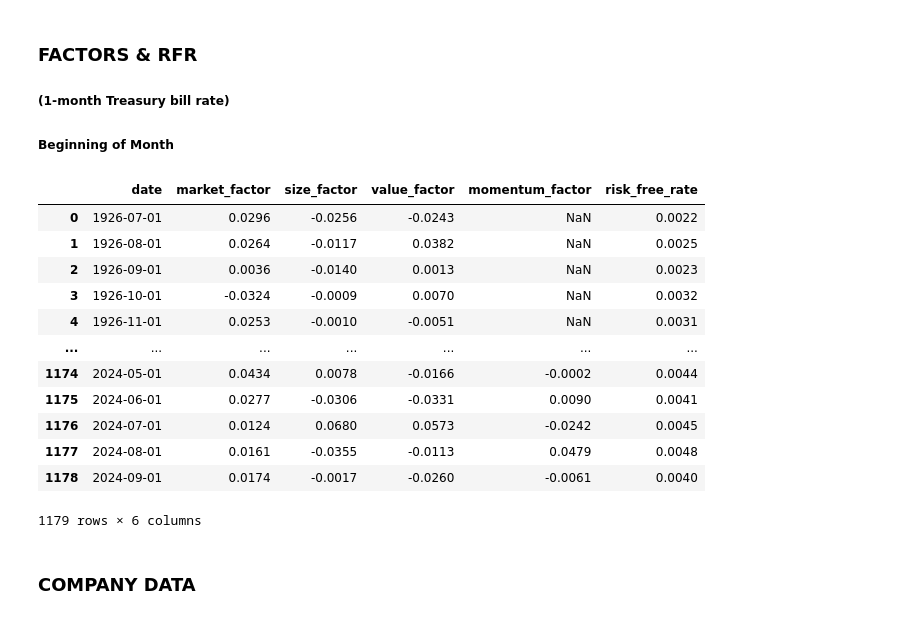
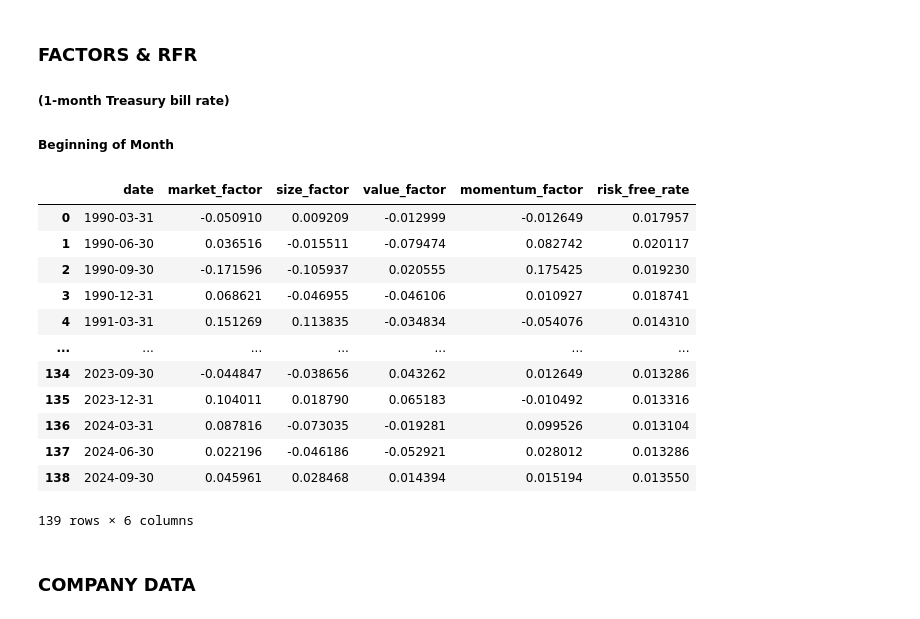
Before and after one commit to veervohra03/CashHedged, a Jupyter notebook: cashHedgedV2.ipynb, the cells around one changed output. Drawn from its saved outputs; the diff is of its cells as text; code cells hidden in the pictures.

```diff
--- a/cashHedgedV2.ipynb
+++ b/cashHedgedV2.ipynb
@@ -66,33 +66,47 @@ sp500_data
 ##### (1-month Treasury bill rate)
 ##### Beginning of Month
 # %%
-factors = conn.raw_sql('''
+factors_d = conn.raw_sql('''
     SELECT
         date,
         mktrf AS market_factor,  -- Market factor (excess return on the market)
         smb AS size_factor,  -- Size factor (Small Minus Big)
         hml AS value_factor,  -- Value factor (High Minus Low)
         umd AS momentum_factor,  -- Momentum factor
         rf AS risk_free_rate -- One Month Treasury Bill Rate (daily)
     FROM
-        ff.factors_monthly
+        ff.factors_daily
+    WHERE
+        date >= '1990-01-01'
 ''')
 
-factors
+factors_d
+
+factors_d['date'] = pd.to_datetime(factors_d['date'])
+
+factors_d["date"] = factors_d["date"].dt.to_period("Q").dt.end_time.dt.date
+
+factors_q = factors_d.groupby("date")[["market_factor", "size_factor", "value_factor", "momentum_factor", "risk_free_rate"]].apply(
+    lambda x: np.prod(1 + x) - 1
+).reset_index()
+
+factors_q.columns = factors_d.columns
+
+factors_q
 # %% [output]
 |  | date | market_factor | size_factor | value_factor | momentum_factor | risk_free_rate |
-| 0 | 1926-07-01 | 0.0296 | -0.0256 | -0.0243 | NaN | 0.0022 |
-| 1 | 1926-08-01 | 0.0264 | -0.0117 | 0.0382 | NaN | 0.0025 |
-| 2 | 1926-09-01 | 0.0036 | -0.0140 | 0.0013 | NaN | 0.0023 |
-| 3 | 1926-10-01 | -0.0324 | -0.0009 | 0.0070 | NaN | 0.0032 |
-| 4 | 1926-11-01 | 0.0253 | -0.0010 | -0.0051 | NaN | 0.0031 |
+| 0 | 1990-03-31 | -0.050910 | 0.009209 | -0.012999 | -0.012649 | 0.017957 |
+| 1 | 1990-06-30 | 0.036516 | -0.015511 | -0.079474 | 0.082742 | 0.020117 |
+| 2 | 1990-09-30 | -0.171596 | -0.105937 | 0.020555 | 0.175425 | 0.019230 |
+| 3 | 1990-12-31 | 0.068621 | -0.046955 | -0.046106 | 0.010927 | 0.018741 |
+| 4 | 1991-03-31 | 0.151269 | 0.113835 | -0.034834 | -0.054076 | 0.014310 |
 | ... | ... | ... | ... | ... | ... | ... |
-| 1174 | 2024-05-01 | 0.0434 | 0.0078 | -0.0166 | -0.0002 | 0.0044 |
-| 1175 | 2024-06-01 | 0.0277 | -0.0306 | -0.0331 | 0.0090 | 0.0041 |
-| 1176 | 2024-07-01 | 0.0124 | 0.0680 | 0.0573 | -0.0242 | 0.0045 |
-| 1177 | 2024-08-01 | 0.0161 | -0.0355 | -0.0113 | 0.0479 | 0.0048 |
-| 1178 | 2024-09-01 | 0.0174 | -0.0017 | -0.0260 | -0.0061 | 0.0040 |
+| 134 | 2023-09-30 | -0.044847 | -0.038656 | 0.043262 | 0.012649 | 0.013286 |
+| 135 | 2023-12-31 | 0.104011 | 0.018790 | 0.065183 | -0.010492 | 0.013316 |
+| 136 | 2024-03-31 | 0.087816 | -0.073035 | -0.019281 | 0.099526 | 0.013104 |
+| 137 | 2024-06-30 | 0.022196 | -0.046186 | -0.052921 | 0.028012 | 0.013286 |
+| 138 | 2024-09-30 | 0.045961 | 0.028468 | 0.014394 | 0.015194 | 0.013550 |
-1179 rows × 6 columns
+139 rows × 6 columns
 # %% [markdown]
 ### COMPANY DATA
 # %%
```
Also changed, not shown: parts of 17 cells of this notebook.
